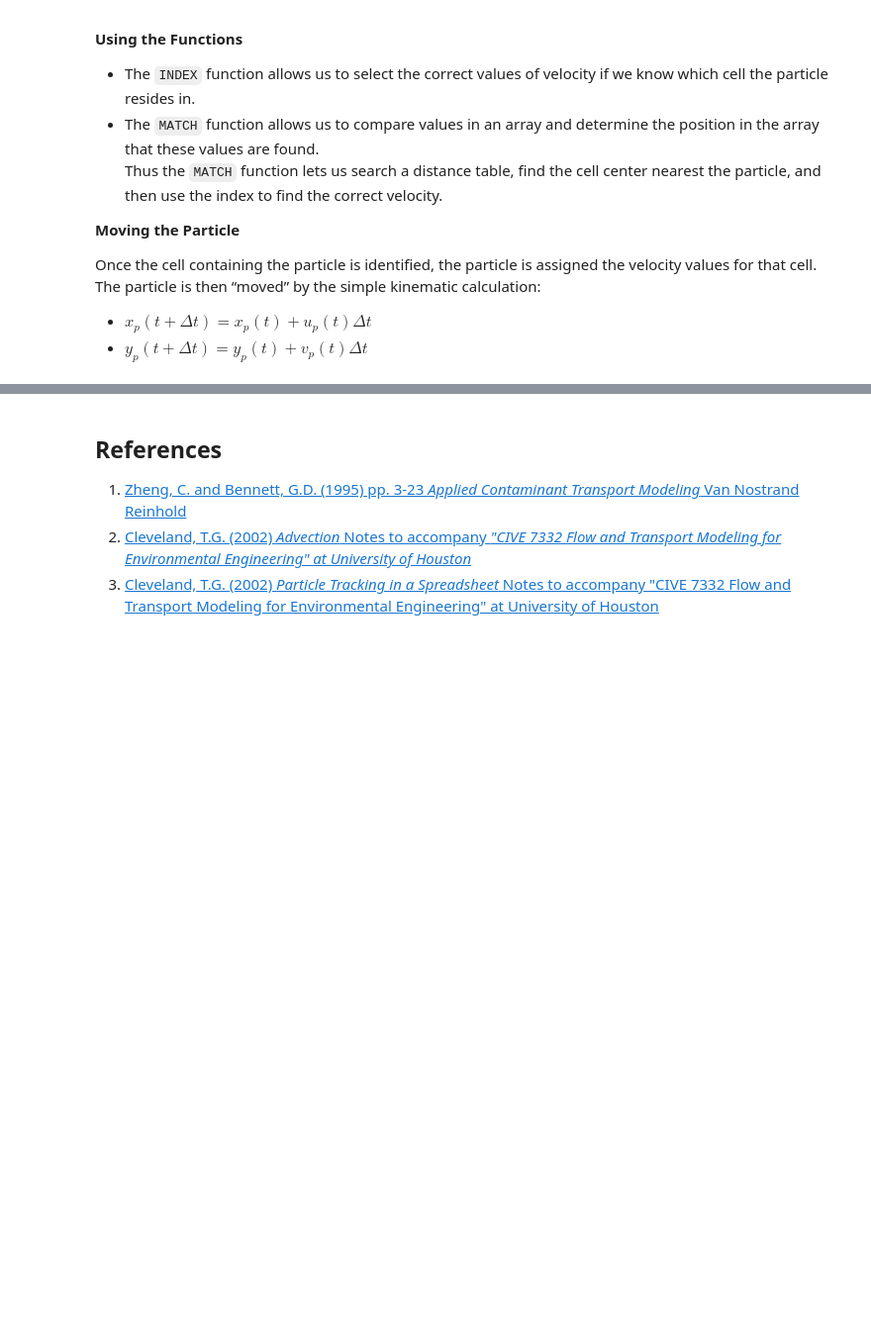
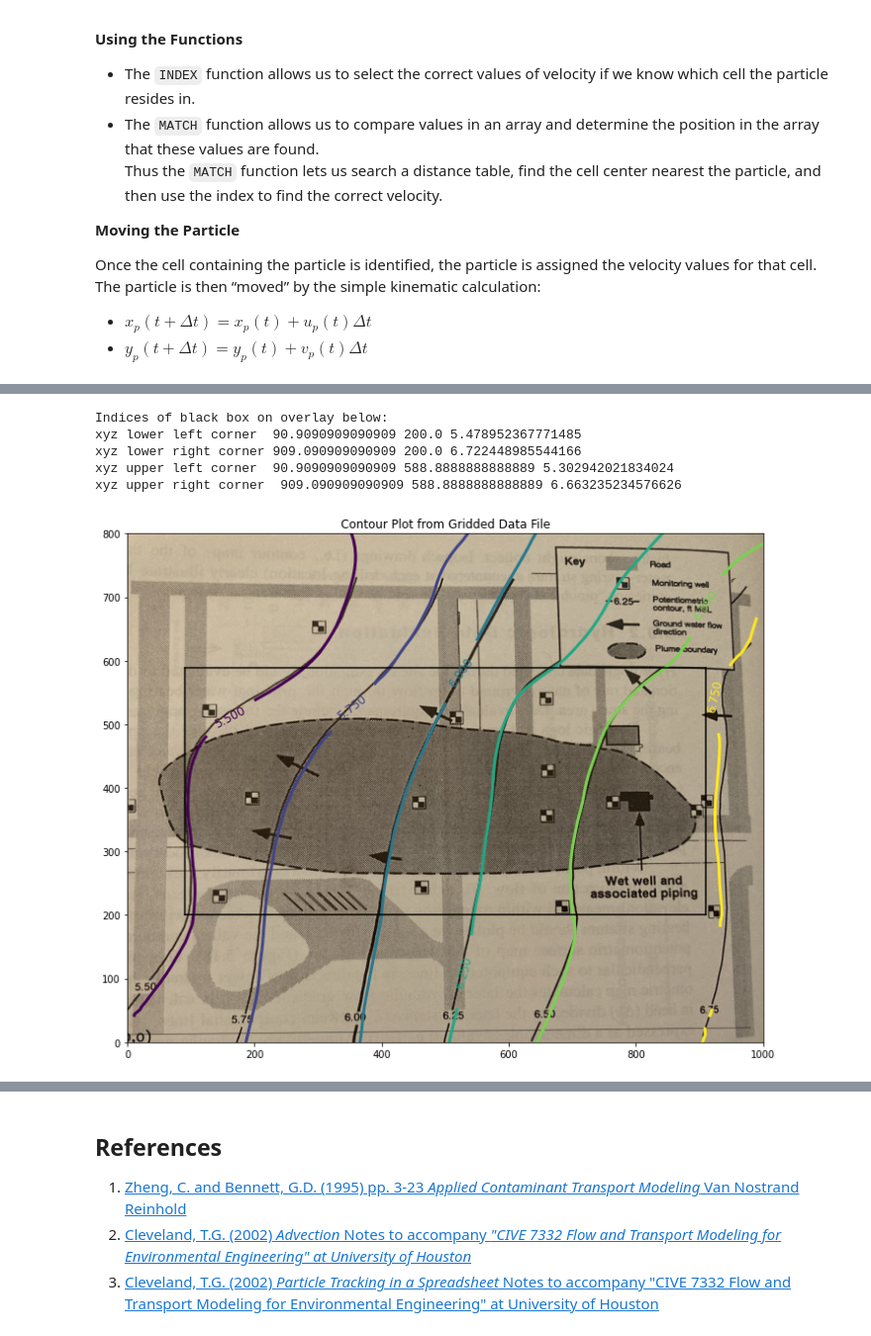
Before and after one commit to dustykat/ce-5364-webroot, a Jupyter notebook: ce5364notes/_build/jupyter_execute/chapters/5nonreactivetransport/3advection.ipynb, the cells around one changed output, grey strips where cells are left out. Shown at 99% size. Saved outputs shown, nothing was run; the diff lists cells and outputs as text; code cells hidden in the pictures; blank space fills up the shorter version.

```diff
--- a/ce5364notes/_build/jupyter_execute/chapters/5nonreactivetransport/3advection.ipynb
+++ b/ce5364notes/_build/jupyter_execute/chapters/5nonreactivetransport/3advection.ipynb
@@ -171,0 +299,68 @@ Closer view for particle 3:
+# %%
+# CCMR from ENGR-1330:
+# http://54.243.252.9/engr-1330-webroot/8-Labs/Lab07/Lab07.html
+# https://clouds.eos.ubc.ca/~phil/docs/problem_solving/06-Plotting-with-Matplotlib/06.14-Contour-Plots.html
+# https://docs.scipy.org/doc/scipy/reference/generated/scipy.interpolate.griddata.html
+# https://stackoverflow.com/questions/332289/how-do-you-change-the-size-of-figures-drawn-with-matplotlib
+# https://stackoverflow.com/questions/18730044/converting-two-lists-into-a-matrix
+# https://stackoverflow.com/questions/3242382/interpolation-over-an-irregular-grid
+# https://stackoverflow.com/questions/33919875/interpolate-irregular-3d-data-from-a-xyz-file-to-a-regular-grid
+import pandas
+my_xyz = pandas.read_csv('Fig5.18-LevelSets.png.dat',sep='\t') # read an ascii file already prepared, delimiter is tabs
+#my_xyz = pandas.read_csv('XYZSomewhereUSA.txt',sep=' ') # read an ascii file already prepared, delimiter is tabs
+my_xyz = pandas.DataFrame(my_xyz) # convert into a data frame
+#print(my_xyz) #examine the dataframe
+import numpy
+import matplotlib.pyplot
+from scipy.interpolate import griddata
+# extract lists from the dataframe
+coord_x = my_xyz['X-Easting'].values.tolist()
+coord_y = my_xyz['Y-Northing'].values.tolist()
+coord_z = my_xyz['Z-Elevation'].values.tolist()
+coord_xy = numpy.column_stack((coord_x, coord_y))
+# Set plotting range in original data units
+lon = numpy.linspace(min(coord_x), max(coord_x), 100)
+lat = numpy.linspace(min(coord_y), max(coord_y), 100)
+X, Y = numpy.meshgrid(lon, lat)
+# Grid the data; use cubic spline interpolation (other choices are nearest and linear)
+Z = griddata(numpy.array(coord_xy), numpy.array(coord_z), (X, Y), method='cubic', fill_value = 'nan')
+# Build the map
+print("Indices of black box on overlay below:")
+ixl = 9
+ixh = 90
+iyl = 27
+iyh = 62
+print("xyz lower left corner ",X[iyl][ixl],Y[iyl][ixl],Z[iyl][ixl])
+print("xyz lower right corner",X[iyl][ixh],Y[iyl][ixh],Z[iyl][ixh])
+print("xyz upper left corner ",X[iyh][ixl],Y[iyh][ixl],Z[iyh][ixl])
+print("xyz upper right corner ",X[iyh][ixh],Y[iyh][ixh],Z[iyh][ixh])
+xxl = X[iyl][ixl]
+xxh = X[iyh][ixh]
+yyl = Y[iyl][ixl]
+yyh = Y[iyh][ixh]
+flag=True
+if flag:
+    matplotlib.pyplot.rcParams["figure.figsize"] = [10.00, 8.00]
+    matplotlib.pyplot.rcParams["figure.autolayout"] = True
+    im = matplotlib.pyplot.imread("Fig5.18-Coordinates.png") # base image
+fig, ax = matplotlib.pyplot.subplots()
+if flag:
+    im = ax.imshow(im, extent=[-25, 1000, -125, 800])# sets X and Y plot window of basemap
+#fig.set_size_inches(14, 7)
+levels=[5.50,5.75,6.00,6.25,6.50,6.75]
+CS = ax.contour(X, Y, Z, levels, linewidths=3)
+ax.clabel(CS, inline=2, fontsize=12)
+ax.set_title('Contour Plot from Gridded Data File')
+ax.set_xlim([0,1000])
+ax.set_ylim([0,800])
+ax.plot([xxl,xxh],[yyl,yyl],color="black")
+ax.plot([xxl,xxh],[yyh,yyh],color="black")
+ax.plot([xxl,xxl],[yyl,yyh],color="black")
+ax.plot([xxh,xxh],[yyl,yyh],color="black");
+# %% [output]
+Indices of black box on overlay below:
+xyz lower left corner  90.9090909090909 200.0 5.478952367771485
+xyz lower right corner 909.090909090909 200.0 6.722448985544166
+xyz upper left corner  90.9090909090909 588.8888888888889 5.302942021834024
+xyz upper right corner  909.090909090909 588.8888888888889 6.663235234576626
+[figure, added]
```
Also changed, not shown: parts of 15 cells of this notebook, 47 other files.
